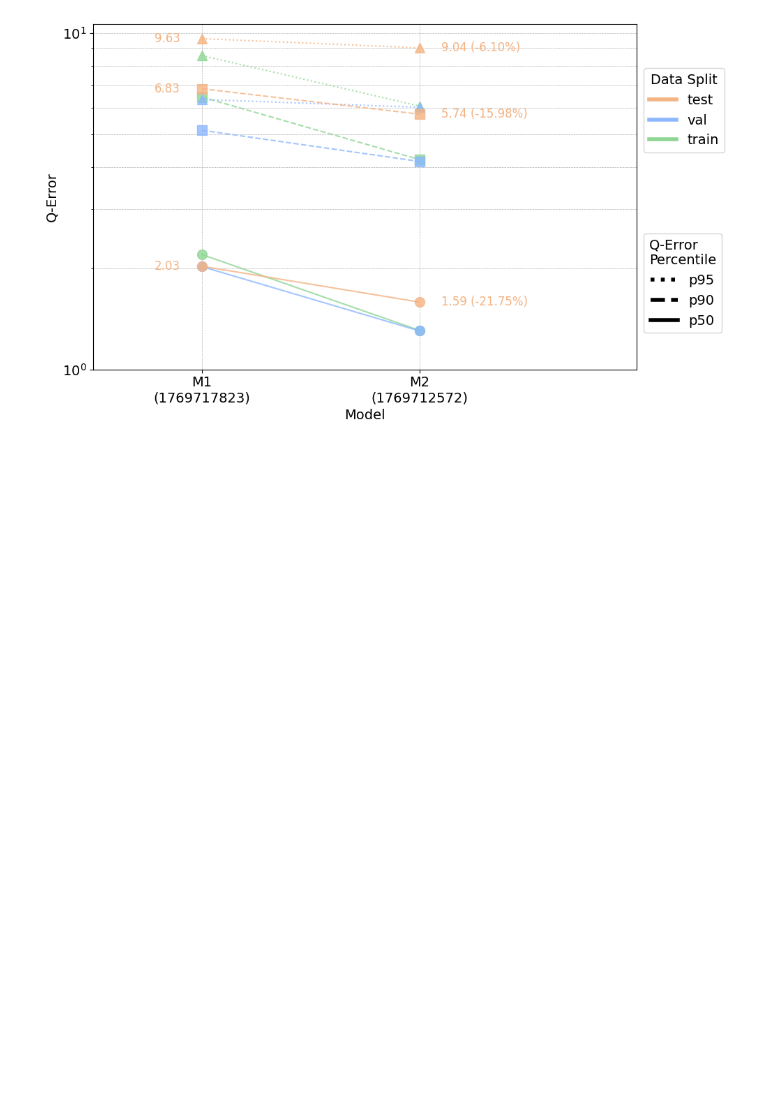
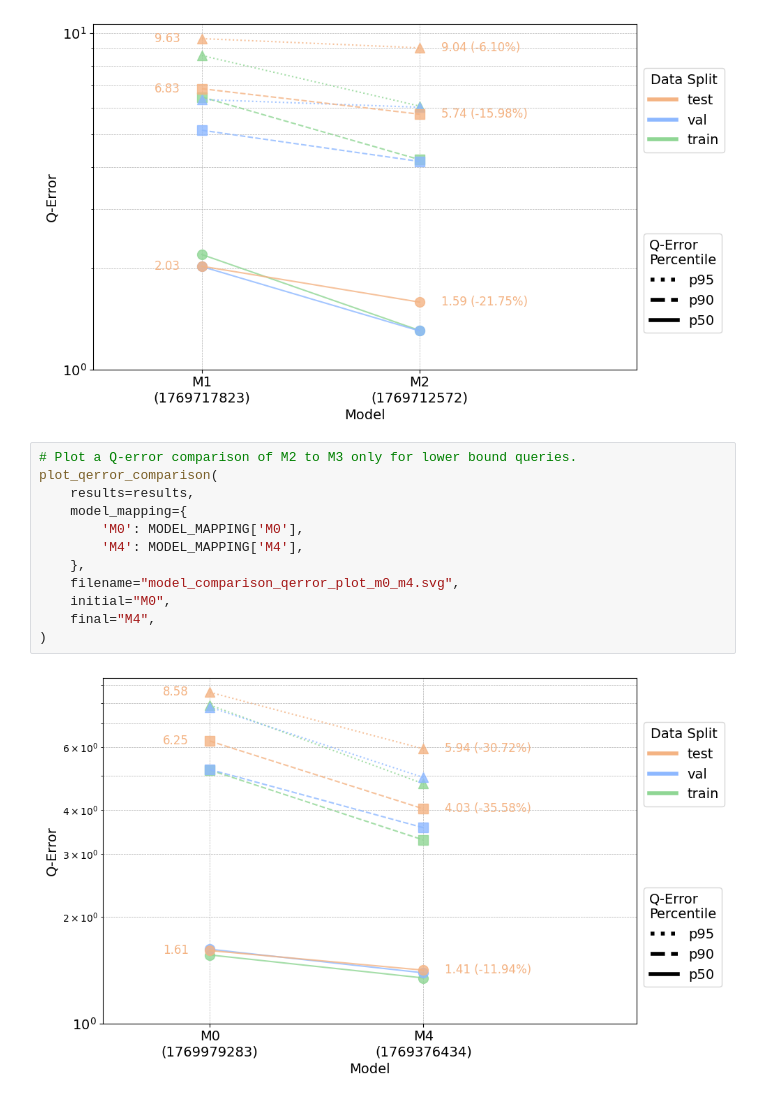
Before and after one commit to mmarkakis/autoslo, a Jupyter notebook: experiments/13_paper_model_comparison/model_comparison_plot.ipynb, the cells around one changed output. Cells and saved outputs as stored; diff of their text form; blank space fills up the shorter version.

```diff
--- a/experiments/13_paper_model_comparison/model_comparison_plot.ipynb
+++ b/experiments/13_paper_model_comparison/model_comparison_plot.ipynb
@@ -497,3 +497,17 @@ plot_qerror_comparison(
 )
 # %% [output]
 [figure]
+# %%
+# Plot a Q-error comparison of M2 to M3 only for lower bound queries.
+plot_qerror_comparison(
+    results=results,
+    model_mapping={
+        'M0': MODEL_MAPPING['M0'],
+        'M4': MODEL_MAPPING['M4'],
+    },
+    filename="model_comparison_qerror_plot_m0_m4.svg",
+    initial="M0",
+    final="M4",
+)
+# %% [output]
+[figure, added]
```
Also changed, not shown: 10 other files.
